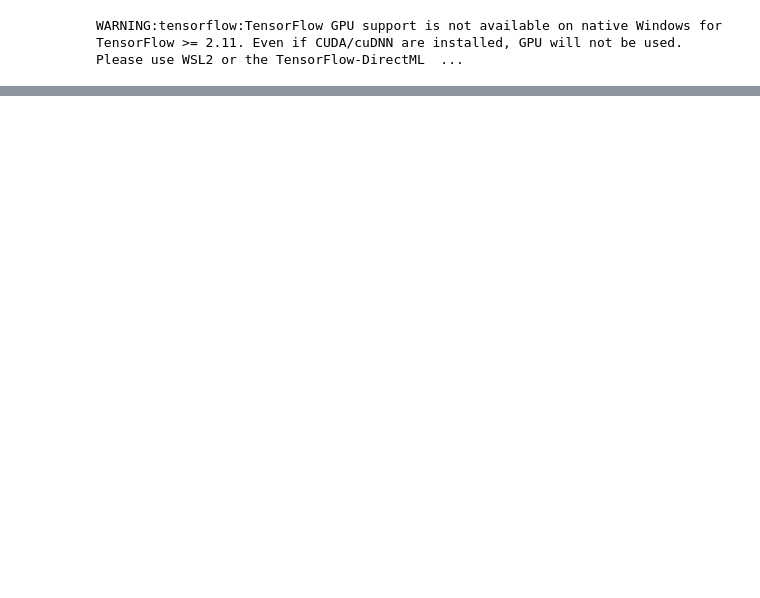
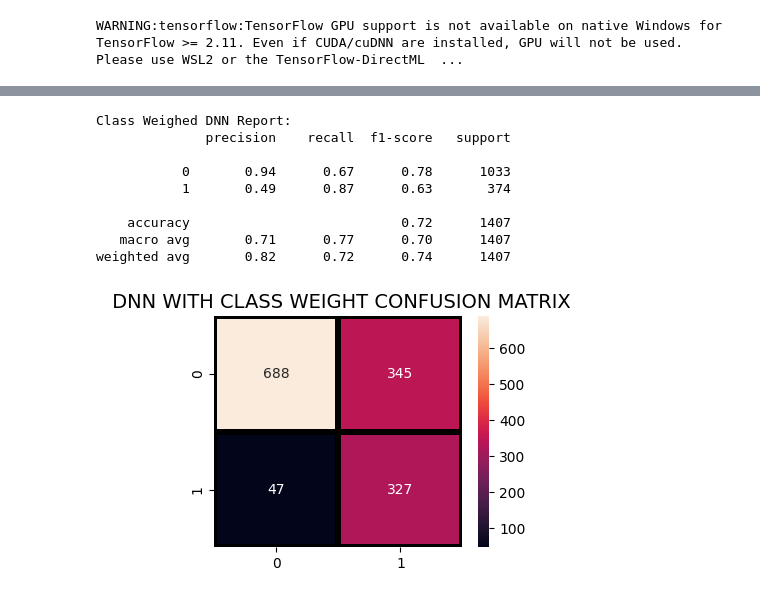
Before and after one commit to ngocmai141106/AI66B_group_9, a Jupyter notebook: code/extra_dnn.ipynb, the cells around one changed output, grey strips where cells are left out. Cells and saved outputs as stored; diff of their text form; code cells hidden in the pictures; blank space fills up the shorter version.

```diff
--- a/code/extra_dnn.ipynb
+++ b/code/extra_dnn.ipynb
@@ -75,0 +97,12 @@ ValueError: could not convert string to float: 'No'
+# %%
+#cách nâng cấp #1: Thêm class weight
+from sklearn.utils import class_weight
+#coi y_train là vector nhãn (0 = non-churn, 1 = churn)
+class_weights = class_weight.compute_class_weight(class_weight='balanced', classes=np.unique(y_train), y=y_train)
+#convert thành dạng dict cho kẹo rau hiểu
+class_weights_dict = dict(enumerate(class_weights))
+print(class_weights_dict)
+
+#nấu lại nè, thêm đúng cái dòng class weight thôi
+history = model.fit(X_train, y_train, validation_data=(X_test, y_test), epochs=50, batch_size=32, class_weight=class_weights_dict, verbose=1)
+y_pred_weight = (model.predict(X_test) > 0.5).astype("int32")
@@ -75,0 +127,19 @@ ValueError: could not convert string to float: 'No'
+# %%
+#kq nè
+print("Class Weighed DNN Report:")
+print(classification_report(y_test, y_pred_weight))
+plt.figure(figsize=(4,3))
+sns.heatmap(confusion_matrix(y_test, y_pred_weight), annot=True,fmt = "d",linecolor="k",linewidths=3)
+plt.title(" DNN WITH CLASS WEIGHT CONFUSION MATRIX",fontsize=14)
+plt.show()
+# %% [output]
+Class Weighed DNN Report:
+              precision    recall  f1-score   support
+
+           0       0.94      0.67      0.78      1033
+           1       0.49      0.87      0.63       374
+
+    accuracy                           0.72      1407
+   macro avg       0.71      0.77      0.70      1407
+weighted avg       0.82      0.72      0.74      1407
+[figure, added]
```
Also changed, not shown: parts of 11 cells of this notebook.
